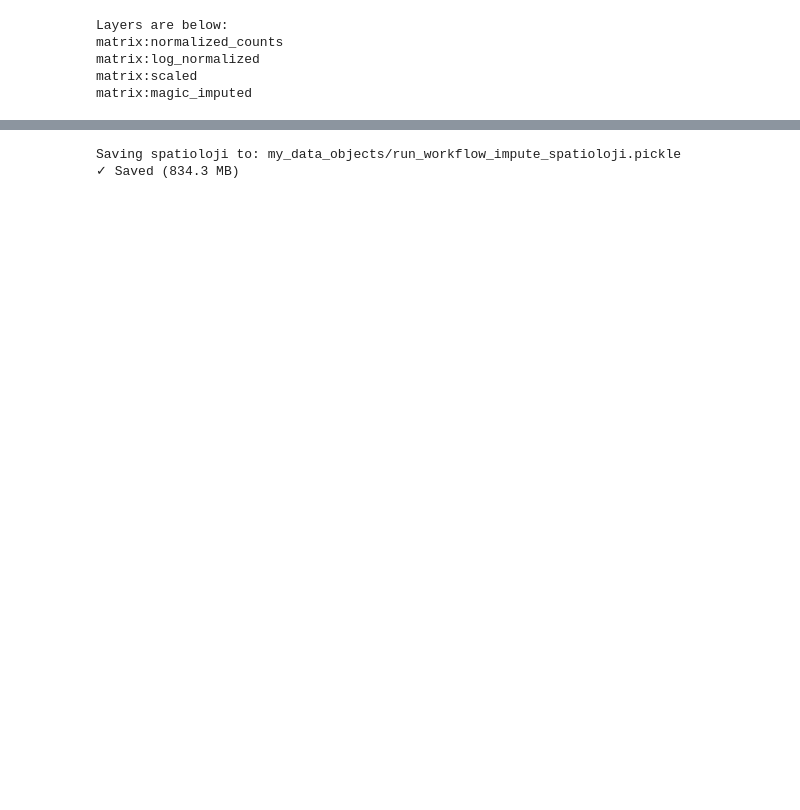
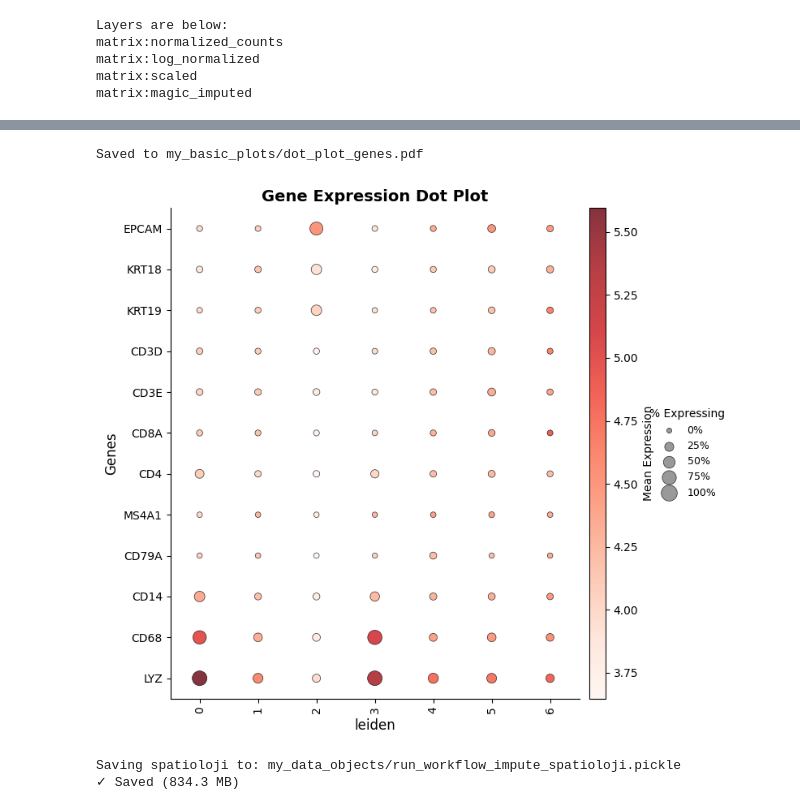
Before and after one commit to gynecoloji/spatioloji_s, a Jupyter notebook: example/processing.ipynb, the cells around one changed output, grey strips where cells are left out. Drawn from its saved outputs; the diff is of its cells as text; code cells hidden in the pictures; blank space fills up the shorter version.

```diff
--- a/example/processing.ipynb
+++ b/example/processing.ipynb
@@ -261,3 +276,11 @@ sj.visualization.plot_heatmap(
+# %%
+sj.visualization.plot_dotplot(sp,
+                              genes = gene_order,
+                              gene_order = gene_order,
+                              show=True, save_path='my_basic_plots/dot_plot_genes.pdf')
+# %% [output]
+Saved to my_basic_plots/dot_plot_genes.pdf
+[figure, added]
 # %%
 os.makedirs("my_data_objects")
 sp.to_pickle("my_data_objects/run_workflow_impute_spatioloji.pickle")
```
Also changed, not shown: parts of 6 cells of this notebook, 6 other files.
